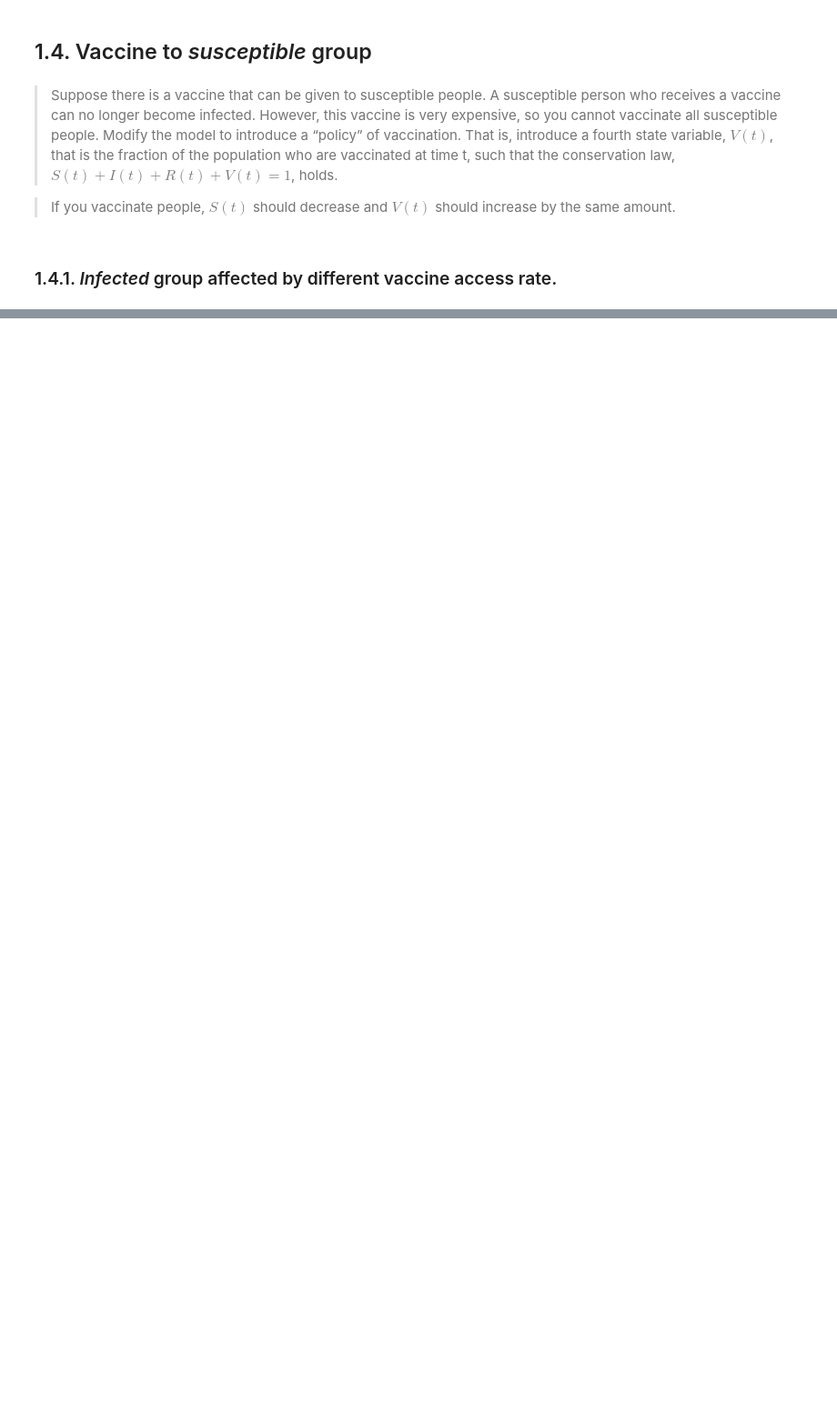
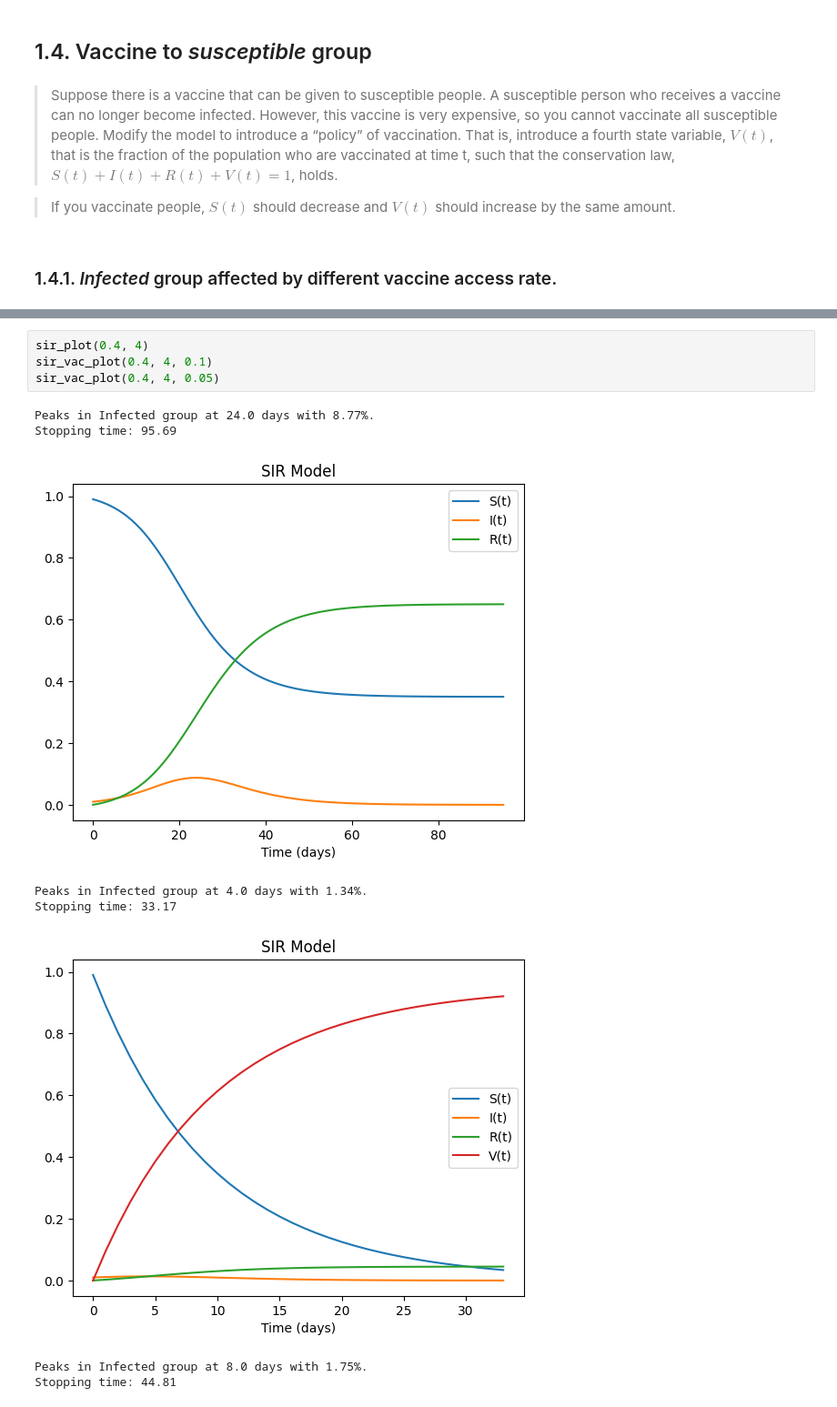
Before and after one commit to lsh4205/Infectious_Disease_Sim, a Jupyter notebook: Infectious_Disease_Simulation.ipynb, the cells around one changed output, grey strips where cells are left out. Shown at 91% size. Drawn from its saved outputs; the diff is of its cells as text; blank space fills up the shorter version.

```diff
--- a/Infectious_Disease_Simulation.ipynb
+++ b/Infectious_Disease_Simulation.ipynb
@@ -120,0 +208,13 @@ Modify the model to introduce a “policy” of vaccination. That is, introduce
+# %%
+sir_plot(0.4, 4)
+sir_vac_plot(0.4, 4, 0.1)
+sir_vac_plot(0.4, 4, 0.05)
+# %% [output]
+Peaks in Infected group at 24.0 days with 8.77%.
+Stopping time: 95.69
+[figure, added]
+Peaks in Infected group at 4.0 days with 1.34%.
+Stopping time: 33.17
+[figure, added]
+Peaks in Infected group at 8.0 days with 1.75%.
+Stopping time: 44.81
```
Also changed, not shown: parts of 20 cells of this notebook.
